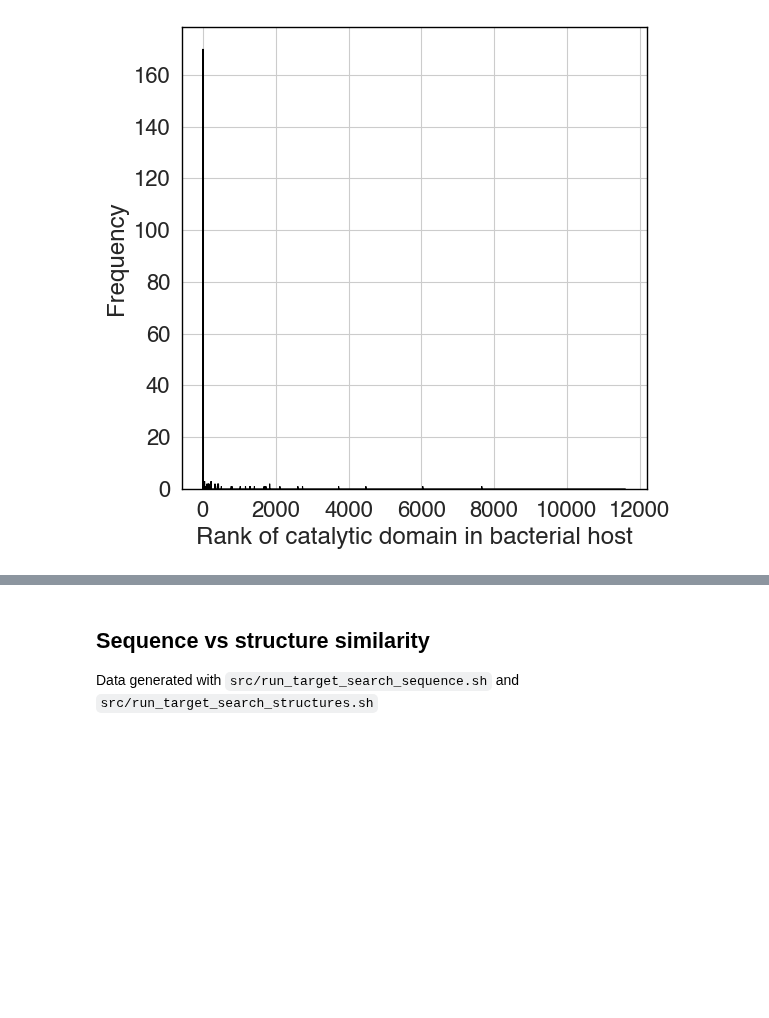
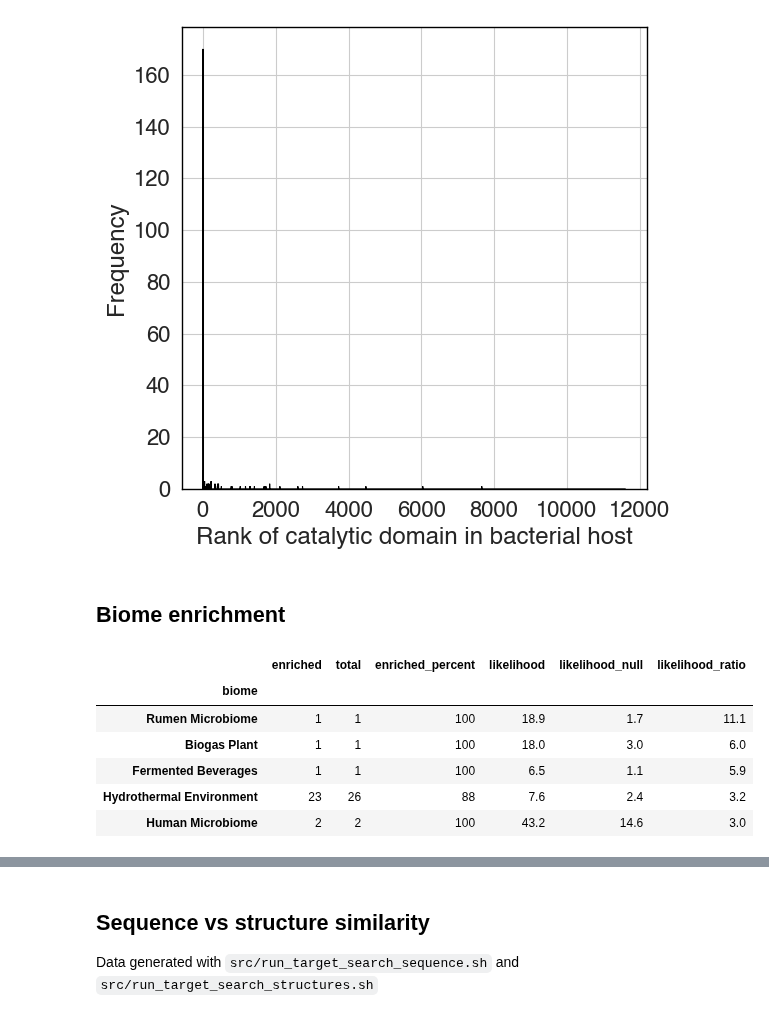
Before and after one commit to srom/archaea-vs-bacteria, a Jupyter notebook: notebook/figure3.ipynb, the cells around one changed output, grey strips where cells are left out. Drawn from its saved outputs; the diff is of its cells as text; code cells hidden in the pictures; blank space fills up the shorter version.

```diff
--- a/notebook/figure3.ipynb
+++ b/notebook/figure3.ipynb
@@ -97,3 +97,16 @@ for spine in ax.spines.values():
 f.savefig(figures_folder / 'figureS2' / 'phage_endolysins_cat_rank.pdf', dpi=300, bbox_inches='tight', transparent=True);
 # %% [output]
 [figure]
+# %% [markdown]
+## Biome enrichment
+# %%
+biomes_df = pd.read_csv(data_folder / 'figure3' / 'biome_enrichment.csv', index_col='biome')
+biomes_df.head()
+# %% [output]
+|  | enriched | total | enriched_percent | likelihood | likelihood_null | likelihood_ratio |
+| biome |  |  |  |  |  |  |
+| Rumen Microbiome | 1 | 1 | 100 | 18.9 | 1.7 | 11.1 |
+| Biogas Plant | 1 | 1 | 100 | 18.0 | 3.0 | 6.0 |
+| Fermented Beverages | 1 | 1 | 100 | 6.5 | 1.1 | 5.9 |
+| Hydrothermal Environment | 23 | 26 | 88 | 7.6 | 2.4 | 3.2 |
+| Human Microbiome | 2 | 2 | 100 | 43.2 | 14.6 | 3.0 |
```
Also changed, not shown: parts of 1 cell of this notebook, 2 other files.
